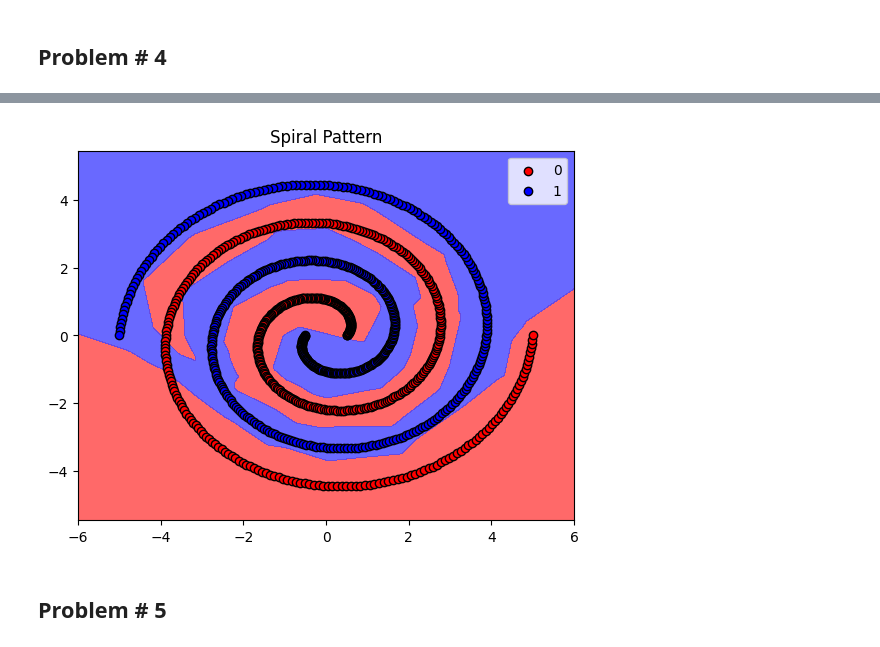
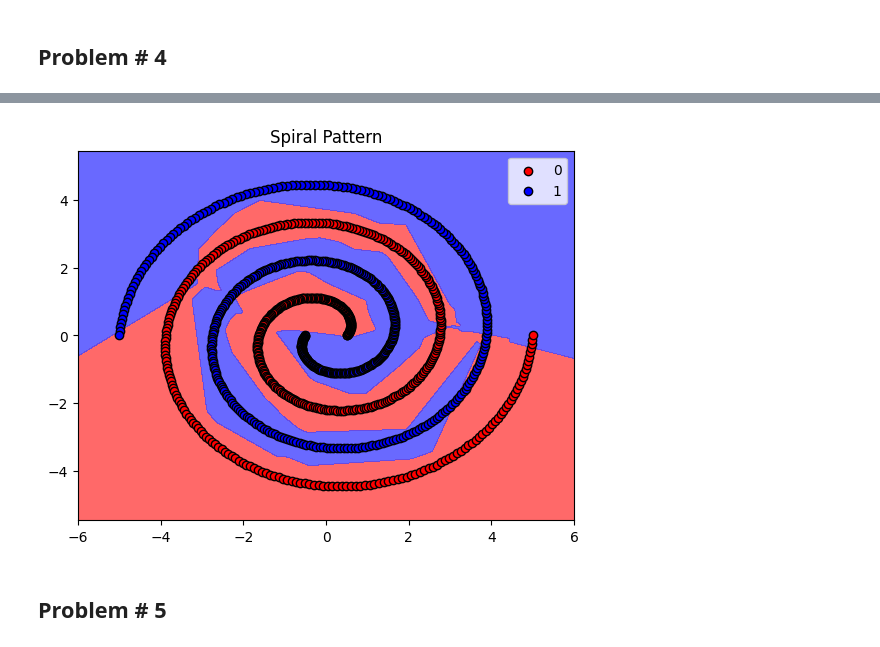
Before and after one commit to sulissss/Deep-Learning-From-Scratch, a Jupyter notebook: Part 1 - Neural Networks/26100350_PA1_1.ipynb, the cells around one changed output, grey strips where cells are left out. Cells and saved outputs as stored; diff of their text form; code cells hidden in the pictures.

```diff
--- a/Part 1 - Neural Networks/26100350_PA1_1.ipynb
+++ b/Part 1 - Neural Networks/26100350_PA1_1.ipynb
@@ -277,7 +277,9 @@ class MLP:
                 self.update_parameters()
             loss = self.compute_loss(y.reshape(1, -1), self.forward(X))
             accuracy = self.compute_accuracy(y, self.forward(X))
-            if epochs < 10 or epoch % 10 == 0 or epoch == epochs - 1:
+            if accuracy > 0.9:
+                print(f"EPOCH: {epoch}, LOSS: {loss:.4f}, ACCURACY: {accuracy:.4f}")
+            if epochs < 10 or epoch % 10 == 0 or epoch == epochs:
                 print(f"Epoch {epoch}, Loss: {loss:.4f}, Accuracy: {accuracy:.4f}")
 # %% [markdown]
 # Moving onto the real problem
@@ -453,5 +458,5 @@ Epoch 80, Loss: 0.2591, Accuracy: 0.9680
 ## Problem # 4
 # %%
 # Code here
-train_and_evaluate_results(4, [2, 10, 8, 6, 4, 1], 'leaky_relu', 80, alpha=4.2)
+train_and_evaluate_results(4, [2, 10, 8, 4, 1], 'leaky_relu', 70, alpha=6)
 # %% [output]
@@ -469,3 +473,3 @@ Epoch 80, Loss: 0.0610, Accuracy: 0.9900
-[figure, old version]
+[figure, new version]
 # %% [markdown]
 ## Problem # 5
```
Also changed, not shown: parts of 7 cells of this notebook.
